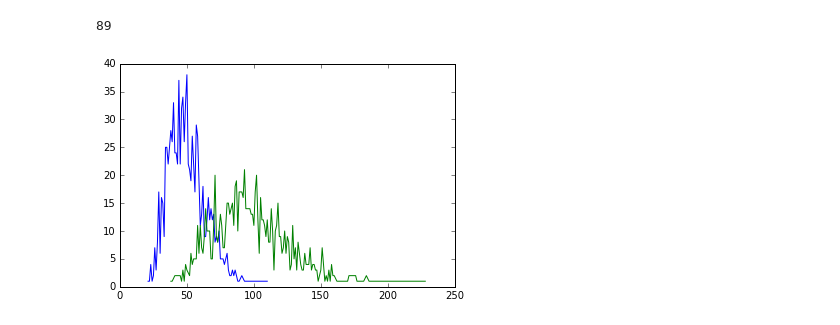
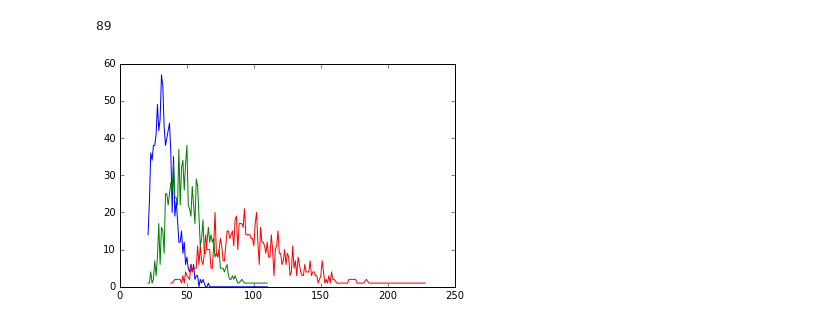
Before and after one commit to thevioletpiece/data_science_tools, a Jupyter notebook: Population Modelling.ipynb, the cells around one changed output. Saved outputs shown, nothing was run; the diff lists cells and outputs as text; code cells hidden in the pictures.

```diff
--- a/Population Modelling.ipynb
+++ b/Population Modelling.ipynb
@@ -138,9 +138,9 @@ d7 = {x:populations7.count(x) for x in populations8}
 # %%
  x7, y7 = d7.keys(), d7.values()
 # %%
-plt.plot(x8,y7)
+plt.plot(x7,y7)
 plt.plot(x8,y8)
 plt.plot(x,y)
 plt.show()
 # %% [output]
-[figure, old version]
+[figure, new version]
```
Also changed, not shown: 1 other file.
